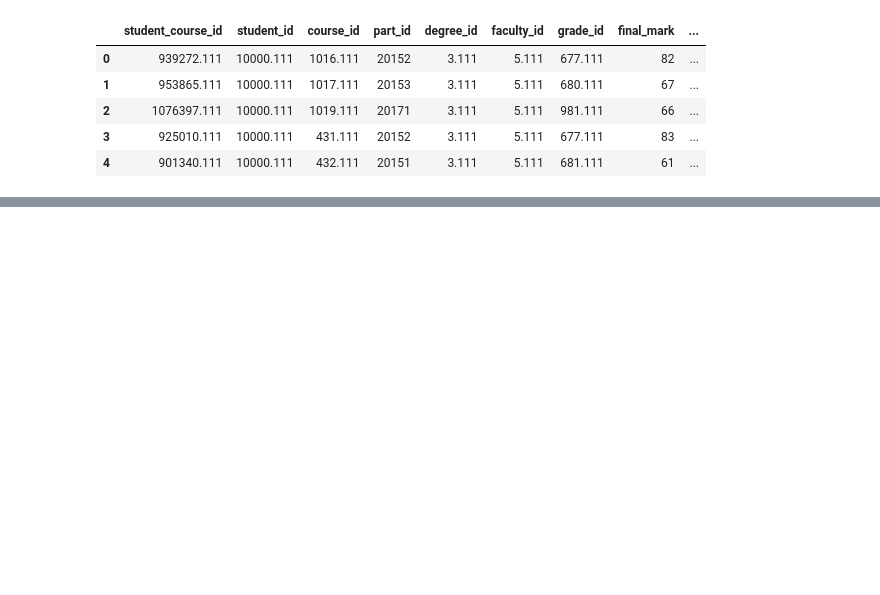
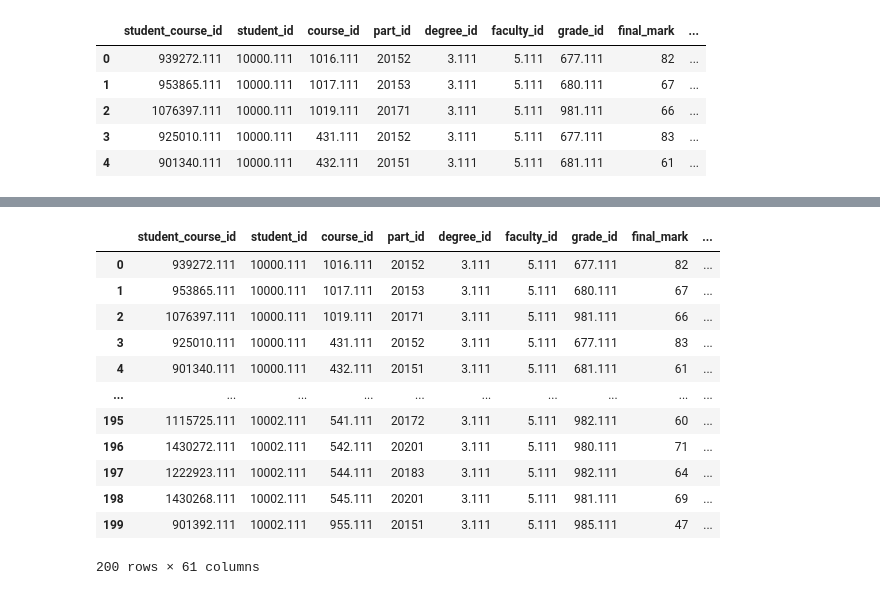
Before and after one commit to ShrkoXIII/Academic_Advisor_system, a Jupyter notebook: note_books/model_eng/read.ipynb, the cells around one changed output, grey strips where cells are left out. Drawn from its saved outputs; the diff is of its cells as text; code cells hidden in the pictures; blank space fills up the shorter version.

```diff
--- a/note_books/model_eng/read.ipynb
+++ b/note_books/model_eng/read.ipynb
@@ -601,0 +73,16 @@ df2[df2['student_id']=='10428.111']
+# %%
+df.head(200)
+# %% [output]
+|  | student_course_id | student_id | course_id | part_id | degree_id | faculty_id | grade_id | final_mark | ... |
+| 0 | 939272.111 | 10000.111 | 1016.111 | 20152 | 3.111 | 5.111 | 677.111 | 82 | ... |
+| 1 | 953865.111 | 10000.111 | 1017.111 | 20153 | 3.111 | 5.111 | 680.111 | 67 | ... |
+| 2 | 1076397.111 | 10000.111 | 1019.111 | 20171 | 3.111 | 5.111 | 981.111 | 66 | ... |
+| 3 | 925010.111 | 10000.111 | 431.111 | 20152 | 3.111 | 5.111 | 677.111 | 83 | ... |
+| 4 | 901340.111 | 10000.111 | 432.111 | 20151 | 3.111 | 5.111 | 681.111 | 61 | ... |
+| ... | ... | ... | ... | ... | ... | ... | ... | ... | ... |
+| 195 | 1115725.111 | 10002.111 | 541.111 | 20172 | 3.111 | 5.111 | 982.111 | 60 | ... |
+| 196 | 1430272.111 | 10002.111 | 542.111 | 20201 | 3.111 | 5.111 | 980.111 | 71 | ... |
+| 197 | 1222923.111 | 10002.111 | 544.111 | 20183 | 3.111 | 5.111 | 982.111 | 64 | ... |
+| 198 | 1430268.111 | 10002.111 | 545.111 | 20201 | 3.111 | 5.111 | 981.111 | 69 | ... |
+| 199 | 901392.111 | 10002.111 | 955.111 | 20151 | 3.111 | 5.111 | 985.111 | 47 | ... |
+200 rows × 61 columns
```
Also changed, not shown: parts of 26 cells of this notebook, 7 other files.
